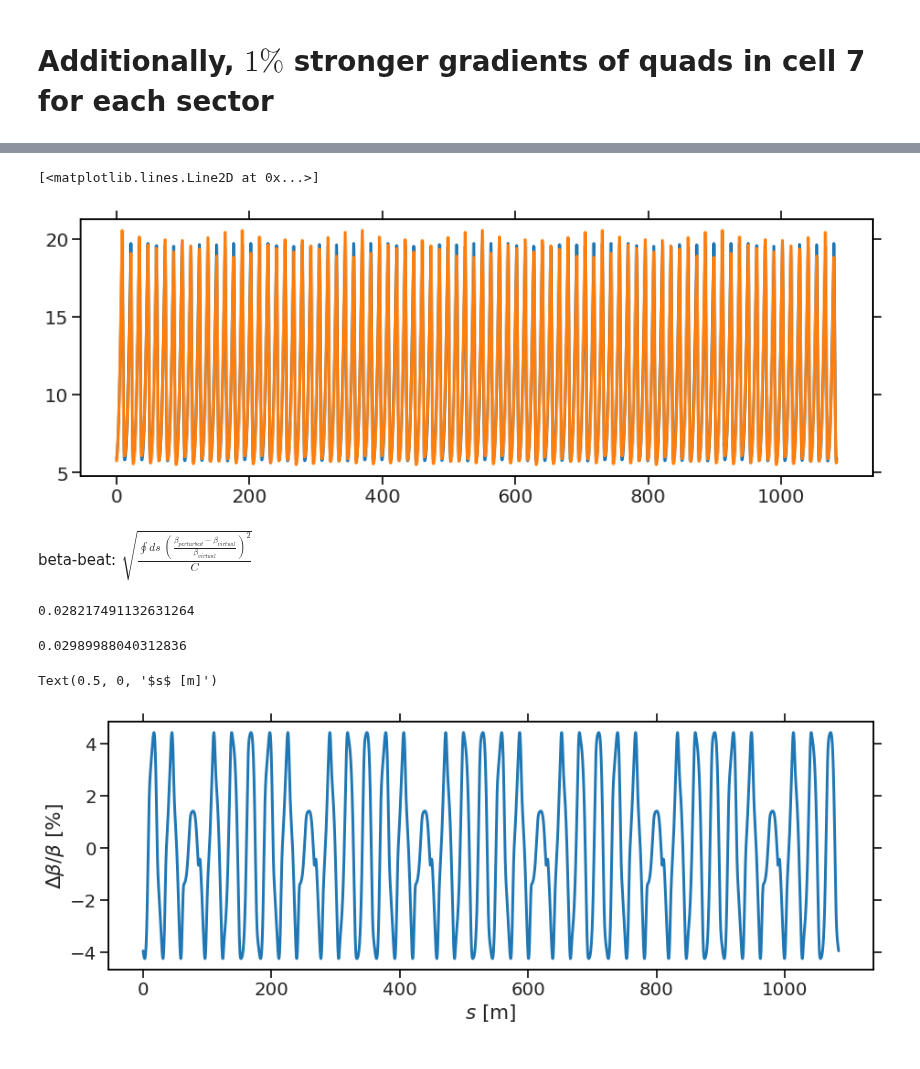
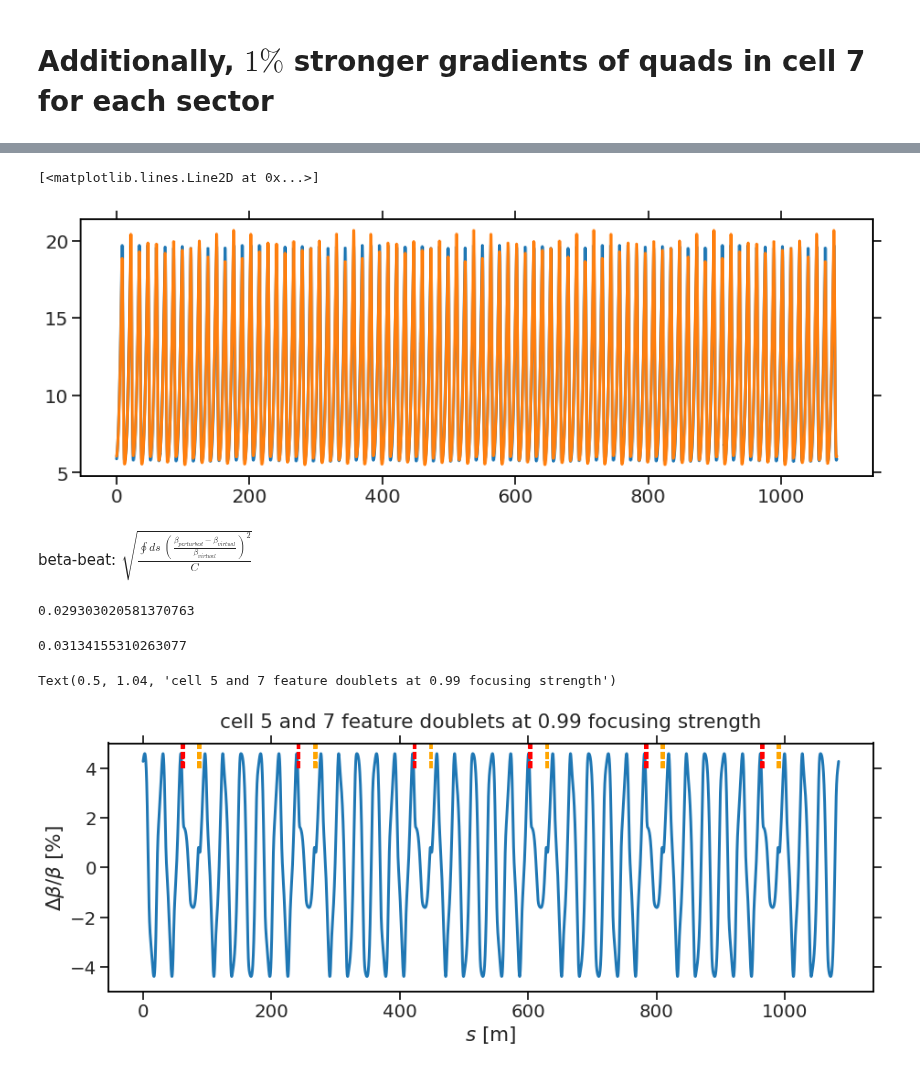
Before and after one commit to aoeftiger/sixtracklib_pyht_playground, a Jupyter notebook: sis100/2022-04-13--SIS100-beta-beat-Russian+new-Quads/beta-beat-cell5+7.ipynb, the cells around one changed output, grey strips where cells are left out. Cells and saved outputs as stored; diff of their text form; code cells hidden in the pictures.

```diff
--- a/sis100/2022-04-13--SIS100-beta-beat-Russian+new-Quads/beta-beat-cell5+7.ipynb
+++ b/sis100/2022-04-13--SIS100-beta-beat-Russian+new-Quads/beta-beat-cell5+7.ipynb
@@ -141,7 +141,7 @@ idx = [i for i, f in enumerate(madx.sequence.sis100ring.expanded_element_names()
        if '5qd' in f and '..' in f]
 # %%
 for i in idx:
-    madx.sequence.sis100ring.expanded_elements[i].knl[1] *= 1.01
+    madx.sequence.sis100ring.expanded_elements[i].knl[1] *= 0.99
 # %%
 madx.sequence.sis100ring.expanded_elements[idx[0]]
 # %% [output]
@@ -206,7 +206,10 @@ np.sqrt(np.trapz(((by_perturbed_interp - by_interp) / by_interp)**2, s_interp) /
 # %%
 plt.figure(figsize=(15, 5))
 plt.plot(s_interp, (bx_perturbed_interp - bx_interp) / bx_interp * 1e2)
-# plt.xlim(0, 200)
+
+for i in idx:
+    plt.axvline(twiss['s'][i], 0.9, 1, color='red', ls='--', lw=2)
+
 plt.ylabel(r'$\Delta\beta/\beta$ [%]')
 plt.xlabel('$s$ [m]')
 # %% [output]
@@ -215,9 +218,9 @@ Text(0.5, 0, '$s$ [m]')
 # %% [markdown]
 # Additionally, $1\%$ stronger gradients of quads in cell 7 for each sector
 # %%
-idx = [i for i, f in enumerate(madx.sequence.sis100ring.expanded_element_names())
-       if '7qd' in f and '..' in f]
+idx7 = [i for i, f in enumerate(madx.sequence.sis100ring.expanded_element_names())
+        if '7qd' in f and '..' in f]
 # %%
-for i in idx:
-    madx.sequence.sis100ring.expanded_elements[i].knl[1] *= 1.01
+for i in idx7:
+    madx.sequence.sis100ring.expanded_elements[i].knl[1] *= 0.99
 # %%
@@ -263,7 +266,7 @@ plt.plot(s_perturbed, by_perturbed)
 # plt.xlim(0, 200)
 # %% [output]
 [<matplotlib.lines.Line2D at 0x...>]
-[figure, old version]
+[figure, new version]
 # %%
 s_interp = np.unique(np.concatenate((s_perturbed, s)))
 assert all(np.diff(s_interp) >= 0)
@@ -276,17 +279,25 @@ beta-beat: $\sqrt{\frac{\oint ds~\left(\frac{\beta_{perturbed} - \beta_{virtual}
 # %%
 np.sqrt(np.trapz(((bx_perturbed_interp - bx_interp) / bx_interp)**2, s_interp) / twiss.summary.length)
 # %% [output]
-0.028217491132631264
+0.029303020581370763
 # %%
 np.sqrt(np.trapz(((by_perturbed_interp - by_interp) / by_interp)**2, s_interp) / twiss.summary.length)
 # %% [output]
-0.02989988040312836
+0.03134155310263077
 # %%
 plt.figure(figsize=(15, 5))
 plt.plot(s_interp, (bx_perturbed_interp - bx_interp) / bx_interp * 1e2)
-# plt.xlim(0, 200)
+
+for i in idx:
+    plt.axvline(twiss['s'][i], 0.9, 1, color='red', ls='--', lw=2)
+for i in idx7:
+    plt.axvline(twiss['s'][i], 0.9, 1, color='orange', ls='--', lw=2)
+
+plt.ylim(-5, 5)
+
 plt.ylabel(r'$\Delta\beta/\beta$ [%]')
 plt.xlabel('$s$ [m]')
+plt.title('cell 5 and 7 feature doublets at 0.99 focusing strength', y=1.04)
 # %% [output]
-Text(0.5, 0, '$s$ [m]')
+Text(0.5, 1.04, 'cell 5 and 7 feature doublets at 0.99 focusing strength')
-[figure, old version]
+[figure, new version]
```
Also changed, not shown: parts of 11 cells of this notebook, 2 other files.
